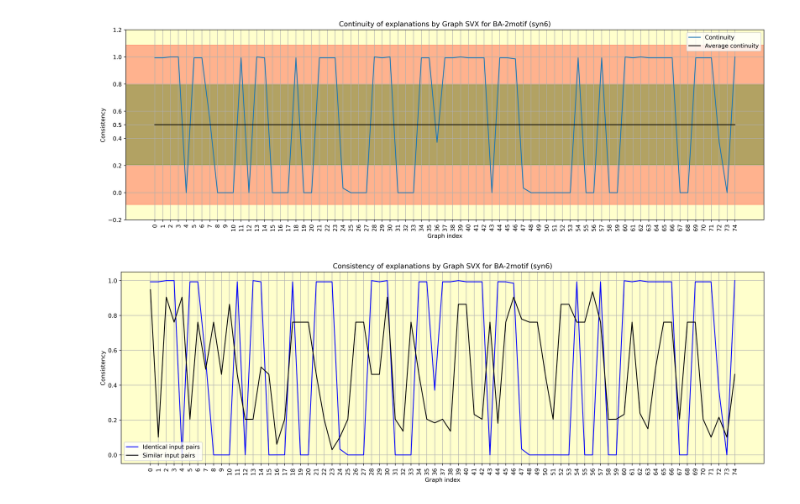
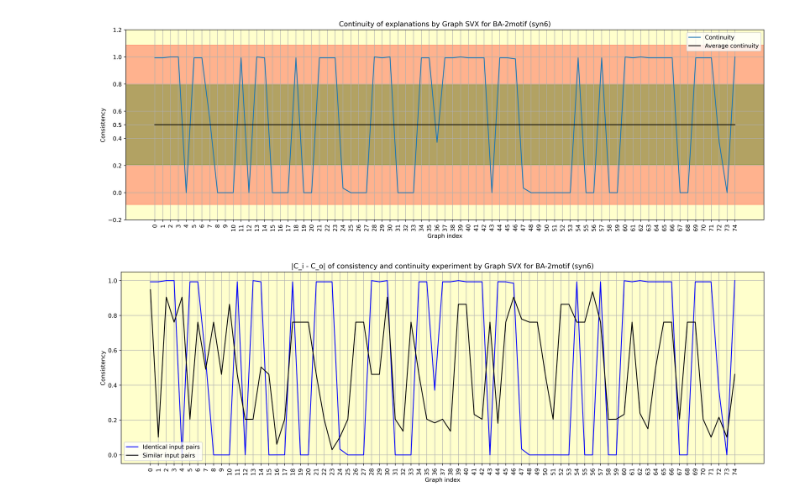
Before and after one commit to ASudu/GraphSVX_graph_properties, a Jupyter notebook: graph_theoretic_properties/graph_classification.ipynb, the cells around one changed output. Saved outputs shown, nothing was run; the diff lists cells and outputs as text; code cells hidden in the pictures.

Commit message:
plot title update

```diff
--- a/graph_theoretic_properties/graph_classification.ipynb
+++ b/graph_theoretic_properties/graph_classification.ipynb
@@ -406,21 +406,21 @@ plt.show()
 # %%
 # Plot closeness
 x = list(range(len(closeness_out_id)))
 y1 = list(diff_id)
 y2 = list(diff_sim)
 
 plt.figure(figsize=(20,6), dpi = 500)
 plt.gca().grid(True)
 plt.gca().set_facecolor((1, 1, 0.8))
 plt.plot(x, y1, label='Identical input pairs',color='b')
 plt.plot(x, y2, label='Similar input pairs',color='k')
 
-plt.title('Consistency of explanations by Graph SVX for BA-2motif (syn6)', fontsize=12)
+plt.title('|C_i - C_o| of consistency and continuity experiment by Graph SVX for BA-2motif (syn6)', fontsize=12)
 plt.legend(prop={'size':10})
 plt.ylabel("Consistency")
 plt.xlabel("Graph index")
 plt.xticks(x,rotation=90)
 plt.savefig(fname= "D:\D_Drive\Github\Thesis\GraphSVX_graph_properties\graph_theoretic_properties\plots\SVX_consistency_syn6_id_sim")
 plt.show()
 # %% [output]
-[figure, old version]
+[figure, new version]
```
Also changed, not shown: 1 other file.
